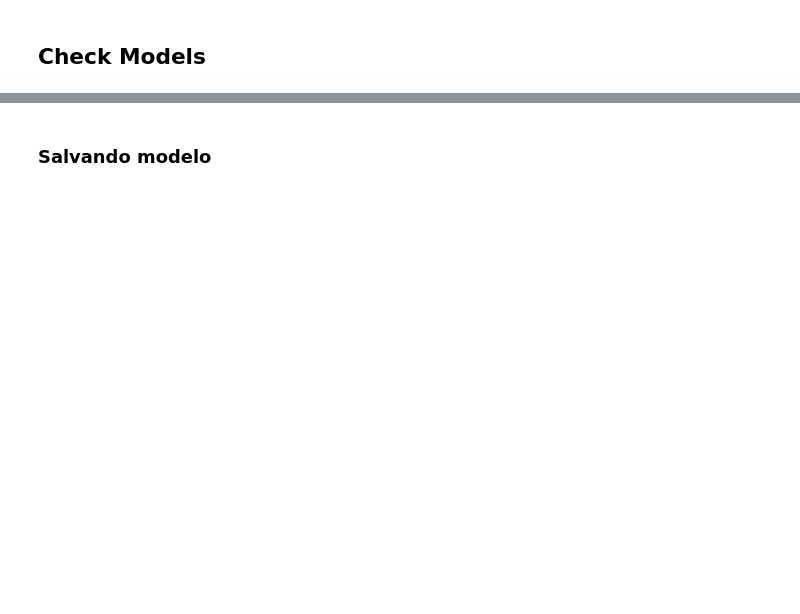
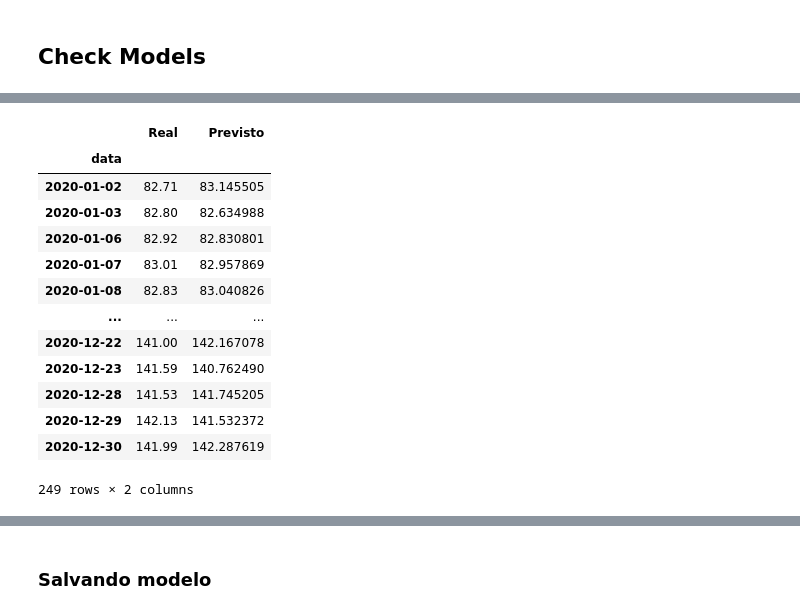
Before and after one commit to thehenke/soy_quotation_estimation, a Jupyter notebook: model/best_model.ipynb, the cells around one changed output, grey strips where cells are left out. Drawn from its saved outputs; the diff is of its cells as text; code cells hidden in the pictures; blank space fills up the shorter version.

Commit message:
Treinando modelo novamente após salvada ilustrissima do favan no campo de data

```diff
--- a/model/best_model.ipynb
+++ b/model/best_model.ipynb
@@ -132,5 +132,22 @@ plt.show()
 # %%
 d = {'Real': y_true, 'Previsto': y_pred}
 df_results = pd.DataFrame(data=d)
+# %%
+df_results
+# %% [output]
+|  | Real | Previsto |
+| data |  |  |
+| 2020-01-02 | 82.71 | 83.145505 |
+| 2020-01-03 | 82.80 | 82.634988 |
+| 2020-01-06 | 82.92 | 82.830801 |
+| 2020-01-07 | 83.01 | 82.957869 |
+| 2020-01-08 | 82.83 | 83.040826 |
+| ... | ... | ... |
+| 2020-12-22 | 141.00 | 142.167078 |
+| 2020-12-23 | 141.59 | 140.762490 |
+| 2020-12-28 | 141.53 | 141.745205 |
+| 2020-12-29 | 142.13 | 141.532372 |
+| 2020-12-30 | 141.99 | 142.287619 |
+249 rows × 2 columns
 # %%
 # Start and end of the date range to extract
```
Also changed, not shown: parts of 5 cells of this notebook, 10 other files.
